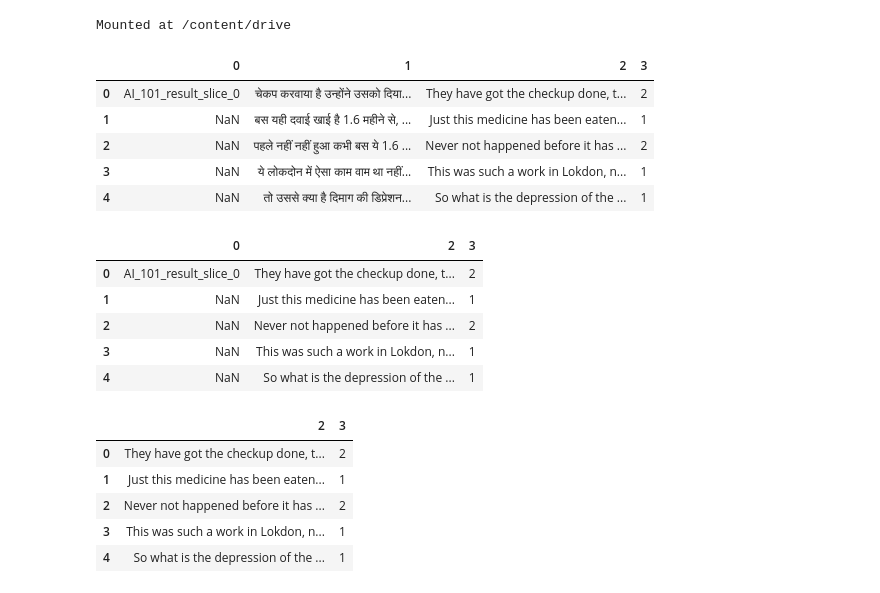
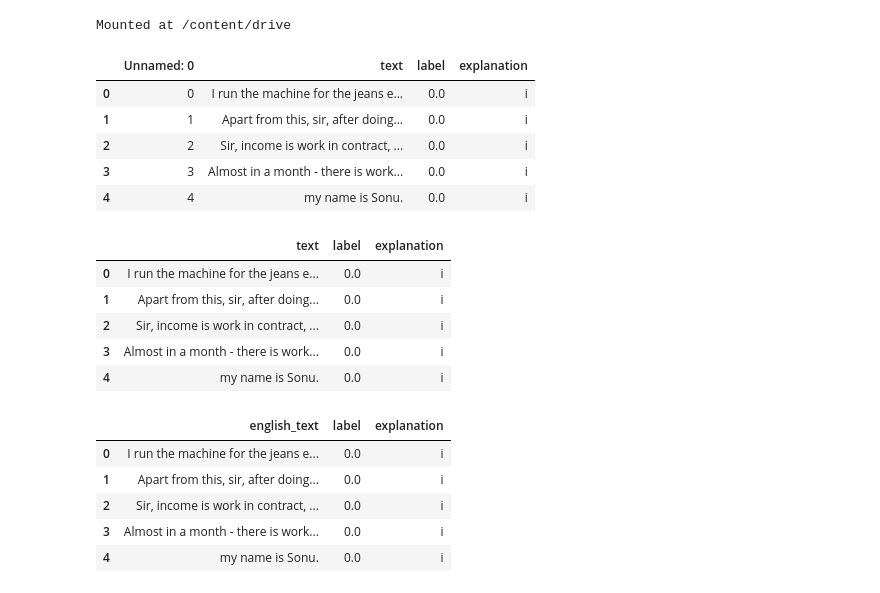
Before and after one commit to ChaitaliV/generative-explanation, a Jupyter notebook: roberta_classification.ipynb, the cells around one changed output. Saved outputs shown, nothing was run; the diff lists cells and outputs as text; code cells hidden in the pictures.

```diff
--- a/roberta_classification.ipynb
+++ b/roberta_classification.ipynb
@@ -43,33 +44,33 @@ logging.basicConfig(level=logging.ERROR)
 from torch import cuda
 device = 'cuda' if cuda.is_available() else 'cpu'
 # %%
-train = pd.read_csv('/content/drive/MyDrive/Task6/merged_file.csv')
+train =  pd.read_csv('generative-explanation/datasets/supervised_data.csv')
 # %%
 train.head()
 # %% [output]
-|  | 0 | 1 | 2 | 3 |
-| 0 | AI_101_result_slice_0 | चेकप करवाया है उन्होंने उसको दिया... | They have got the checkup done, t... | 2 |
-| 1 | NaN | बस यही दवाई खाई है 1.6 महीने से, ... | Just this medicine has been eaten... | 1 |
-| 2 | NaN | पहले नहीं नहीं हुआ कभी बस ये 1.6 ... | Never not happened before it has ... | 2 |
-| 3 | NaN | ये लोकदोन में ऐसा काम वाम था नहीं... | This was such a work in Lokdon, n... | 1 |
-| 4 | NaN | तो उससे क्या है दिमाग की डिप्रेशन... | So what is the depression of the ... | 1 |
+|  | Unnamed: 0 | text | label | explanation |
+| 0 | 0 | I run the machine for the jeans e... | 0.0 | i |
+| 1 | 1 | Apart from this, sir, after doing... | 0.0 | i |
+| 2 | 2 | Sir, income is work in contract, ... | 0.0 | i |
+| 3 | 3 | Almost in a month - there is work... | 0.0 | i |
+| 4 | 4 | my name is Sonu. | 0.0 | i |
 # %%
-train.drop("1", axis=1, inplace=True)
+train.drop("Unnamed: 0", axis=1, inplace=True)
 train.head()
 # %% [output]
-|  | 0 | 2 | 3 |
-| 0 | AI_101_result_slice_0 | They have got the checkup done, t... | 2 |
-| 1 | NaN | Just this medicine has been eaten... | 1 |
-| 2 | NaN | Never not happened before it has ... | 2 |
-| 3 | NaN | This was such a work in Lokdon, n... | 1 |
-| 4 | NaN | So what is the depression of the ... | 1 |
+|  | text | label | explanation |
+| 0 | I run the machine for the jeans e... | 0.0 | i |
+| 1 | Apart from this, sir, after doing... | 0.0 | i |
+| 2 | Sir, income is work in contract, ... | 0.0 | i |
+| 3 | Almost in a month - there is work... | 0.0 | i |
+| 4 | my name is Sonu. | 0.0 | i |
 # %%
-train.drop("0", axis=1, inplace=True)
+train.rename(columns = {'text':'english_text'}, inplace = True)
 train.head()
 # %% [output]
-|  | 2 | 3 |
-| 0 | They have got the checkup done, t... | 2 |
-| 1 | Just this medicine has been eaten... | 1 |
-| 2 | Never not happened before it has ... | 2 |
-| 3 | This was such a work in Lokdon, n... | 1 |
-| 4 | So what is the depression of the ... | 1 |
+|  | english_text | label | explanation |
+| 0 | I run the machine for the jeans e... | 0.0 | i |
+| 1 | Apart from this, sir, after doing... | 0.0 | i |
+| 2 | Sir, income is work in contract, ... | 0.0 | i |
+| 3 | Almost in a month - there is work... | 0.0 | i |
+| 4 | my name is Sonu. | 0.0 | i |
```
Also changed, not shown: parts of 12 cells of this notebook.
